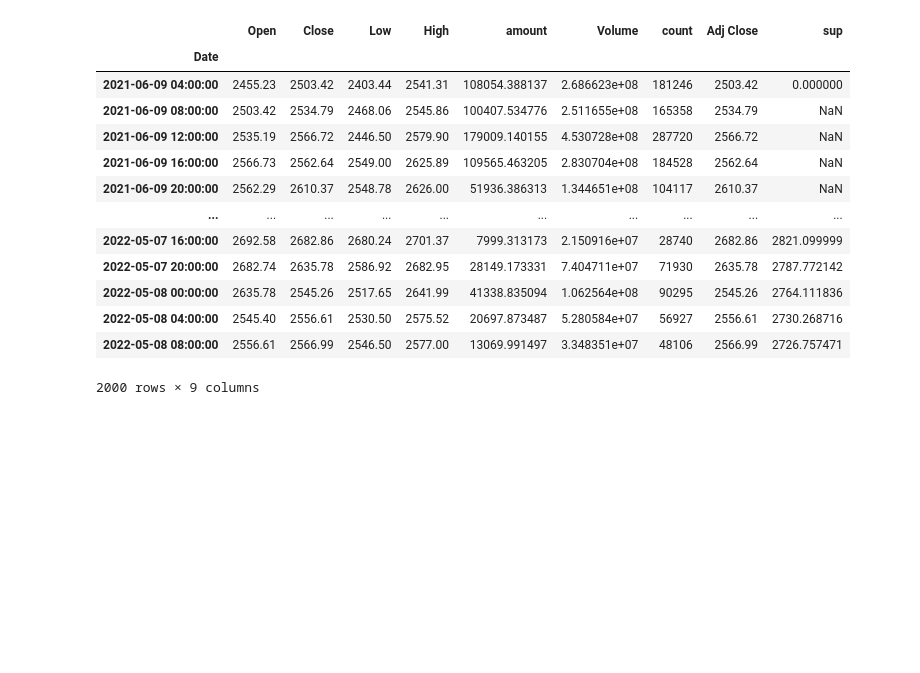
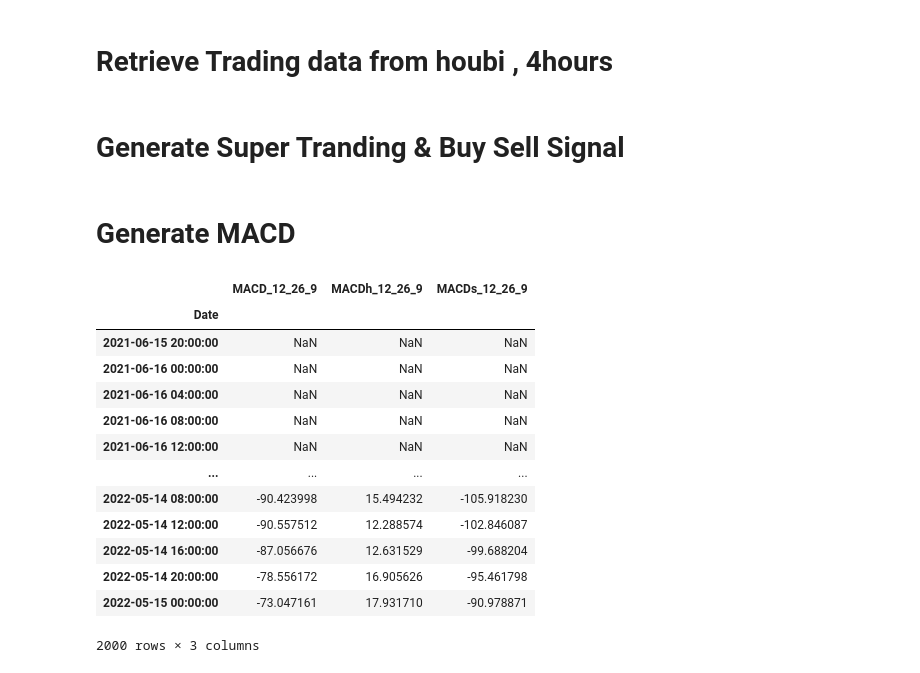
Before and after one commit to Callyong/Trading_Study, a Jupyter notebook: super trend and macd.ipynb, the cells around one changed output. Saved outputs shown, nothing was run; the diff lists cells and outputs as text; code cells hidden in the pictures; blank space fills up the shorter version.

```diff
--- a/super trend and macd.ipynb
+++ b/super trend and macd.ipynb
@@ -10 +15,3 @@ import requests
+# %% [markdown]
+# Retrieve Trading data from houbi , 4hours
 # %%
@@ -25,23 +32,29 @@ df.rename(columns={'high':'High','low':'Low','open':'Open','close':'Close','vol'
 df['Adj Close']= df['Close']
 #df = df[['High','Low','Open','Close','Volume','Adj Close']]
 df.sort_index(inplace = True)
+# %% [markdown]
+# Generate Super Tranding & Buy Sell Signal
 # %%
-df["sup"] = ta.supertrend(high = df["High"], low = df["Low"], close = df["Close"], period = 7 , mutiplier = 3)["SUPERT_7_3.0"]
+df["sup"] = ta.supertrend(high = df["High"], low = df["Low"], close = df["Close"], period = 10 , mutiplier = 3)["SUPERT_7_3.0"]
-# %% [output]
-|  | Open | Close | Low | High | amount | Volume | count | Adj Close | sup |
-| Date |  |  |  |  |  |  |  |  |  |
-| 2021-06-09 04:00:00 | 2455.23 | 2503.42 | 2403.44 | 2541.31 | 108054.388137 | 2.686623e+08 | 181246 | 2503.42 | 0.000000 |
-| 2021-06-09 08:00:00 | 2503.42 | 2534.79 | 2468.06 | 2545.86 | 100407.534776 | 2.511655e+08 | 165358 | 2534.79 | NaN |
-| 2021-06-09 12:00:00 | 2535.19 | 2566.72 | 2446.50 | 2579.90 | 179009.140155 | 4.530728e+08 | 287720 | 2566.72 | NaN |
-| 2021-06-09 16:00:00 | 2566.73 | 2562.64 | 2549.00 | 2625.89 | 109565.463205 | 2.830704e+08 | 184528 | 2562.64 | NaN |
-| 2021-06-09 20:00:00 | 2562.29 | 2610.37 | 2548.78 | 2626.00 | 51936.386313 | 1.344651e+08 | 104117 | 2610.37 | NaN |
-| ... | ... | ... | ... | ... | ... | ... | ... | ... | ... |
-| 2022-05-07 16:00:00 | 2692.58 | 2682.86 | 2680.24 | 2701.37 | 7999.313173 | 2.150916e+07 | 28740 | 2682.86 | 2821.099999 |
-| 2022-05-07 20:00:00 | 2682.74 | 2635.78 | 2586.92 | 2682.95 | 28149.173331 | 7.404711e+07 | 71930 | 2635.78 | 2787.772142 |
-| 2022-05-08 00:00:00 | 2635.78 | 2545.26 | 2517.65 | 2641.99 | 41338.835094 | 1.062564e+08 | 90295 | 2545.26 | 2764.111836 |
-| 2022-05-08 04:00:00 | 2545.40 | 2556.61 | 2530.50 | 2575.52 | 20697.873487 | 5.280584e+07 | 56927 | 2556.61 | 2730.268716 |
-| 2022-05-08 08:00:00 | 2556.61 | 2566.99 | 2546.50 | 2577.00 | 13069.991497 | 3.348351e+07 | 48106 | 2566.99 | 2726.757471 |
-2000 rows × 9 columns
+# %% [markdown]
+# Generate MACD
+# %%
+ta.macd(df['Close'],fast =12 , slow =26 ,signal =9 )
+# %% [output]
+|  | MACD_12_26_9 | MACDh_12_26_9 | MACDs_12_26_9 |
+| Date |  |  |  |
+| 2021-06-15 20:00:00 | NaN | NaN | NaN |
+| 2021-06-16 00:00:00 | NaN | NaN | NaN |
+| 2021-06-16 04:00:00 | NaN | NaN | NaN |
+| 2021-06-16 08:00:00 | NaN | NaN | NaN |
+| 2021-06-16 12:00:00 | NaN | NaN | NaN |
+| ... | ... | ... | ... |
+| 2022-05-14 08:00:00 | -90.423998 | 15.494232 | -105.918230 |
+| 2022-05-14 12:00:00 | -90.557512 | 12.288574 | -102.846087 |
+| 2022-05-14 16:00:00 | -87.056676 | 12.631529 | -99.688204 |
+| 2022-05-14 20:00:00 | -78.556172 | 16.905626 | -95.461798 |
+| 2022-05-15 00:00:00 | -73.047161 | 17.931710 | -90.978871 |
+2000 rows × 3 columns
 # %%
 df["Buy Signal"] = 0
 df["Sell Signal"] = 0
```
Also changed, not shown: parts of 6 cells of this notebook.
